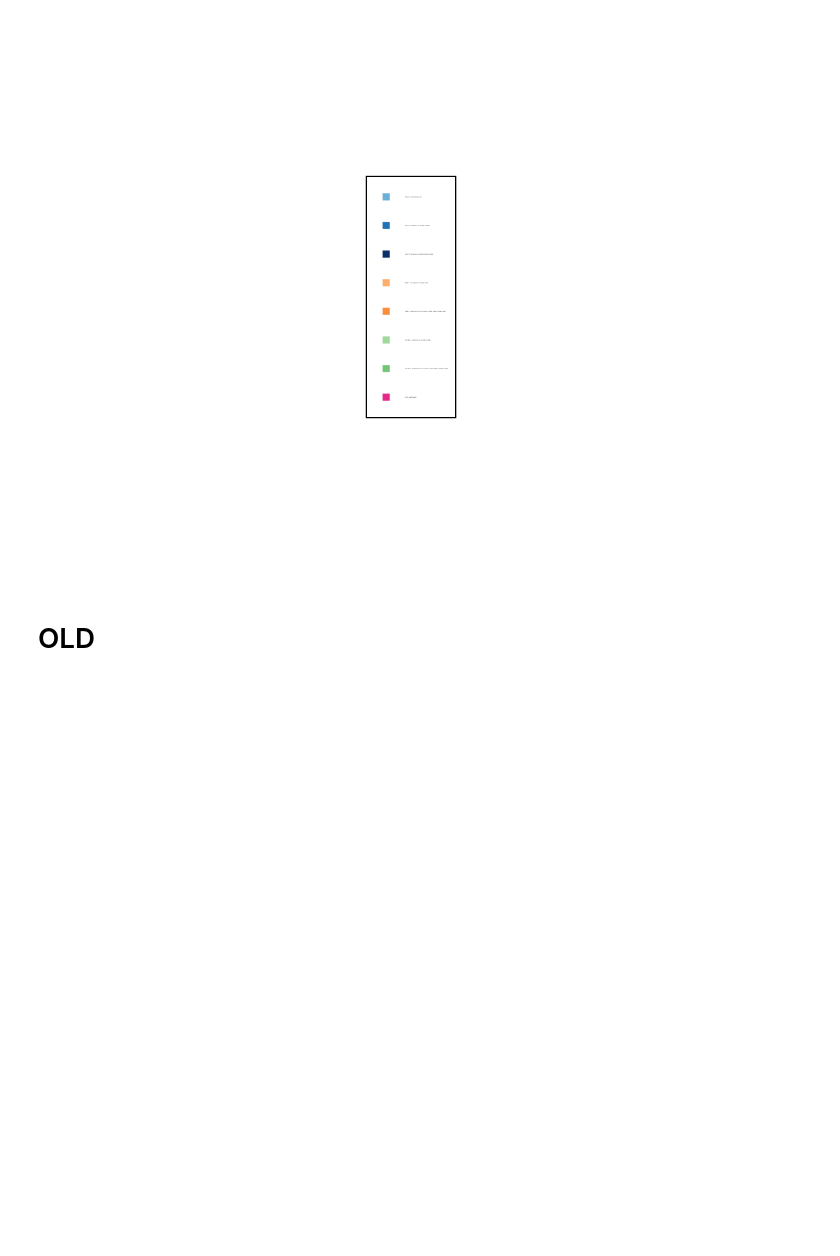
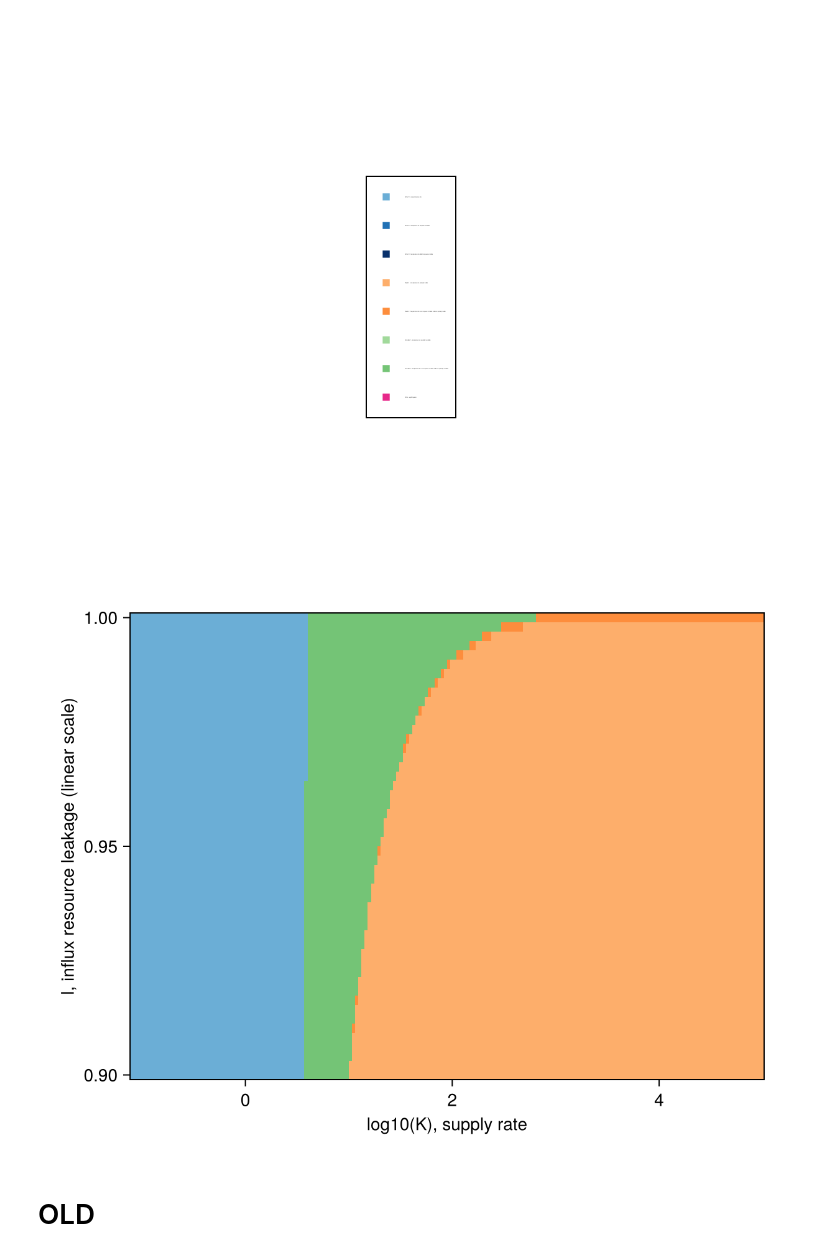
Before and after one commit to kockahonza/SSMC, a Jupyter notebook: notebooks/clean slate/Minimal Model 2.ipynb, the cells around one changed output. Saved outputs shown, nothing was run; the diff lists cells and outputs as text; code cells hidden in the pictures; blank space fills up the shorter version.

```diff
--- a/notebooks/clean slate/Minimal Model 2.ipynb
+++ b/notebooks/clean slate/Minimal Model 2.ipynb
@@ -45,6 +34,27 @@ make_Kl_pd_legend_full!(fig[1,1]; labelsize=1)
 fig
 # %% [output]
 [figure]
+# %%
+logKs = range(-1.1, 5., 200)
+# ls = range(0.01, 0.99, 200)
+ls = range(0.9, 1., 50)
+
+rr = do_Kl_pd_run(
+    logKs, ls,
+    1.0, 1.,
+    1e-12, 1., 1e0,
+);
+cs = PaperColors.mma_coloring_full.(rr)
+fap = heatmap(logKs, ls, cs;
+    axis=(;
+        xlabel="log10(K), supply rate",
+        ylabel="l, influx resource leakage (linear scale)",
+    )
+)
+Makie.save("./mm_l1_DNlow.pdf", fap)
+fap
+# %% [output]
+[figure, added]
 # %% [markdown]
 # OLD
 # %% [markdown]
```
Also changed, not shown: parts of 2 cells of this notebook, 15 other files.
